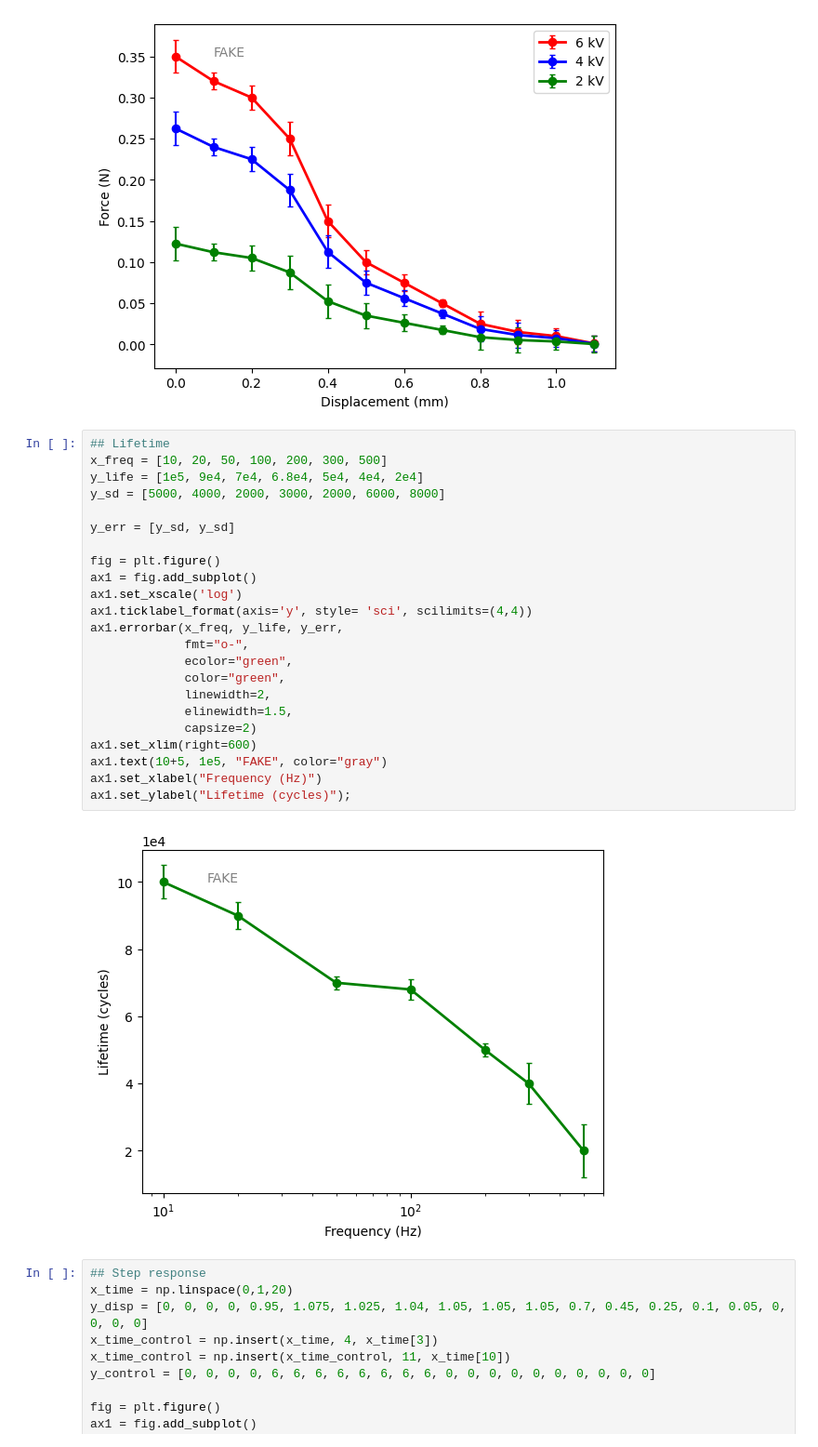
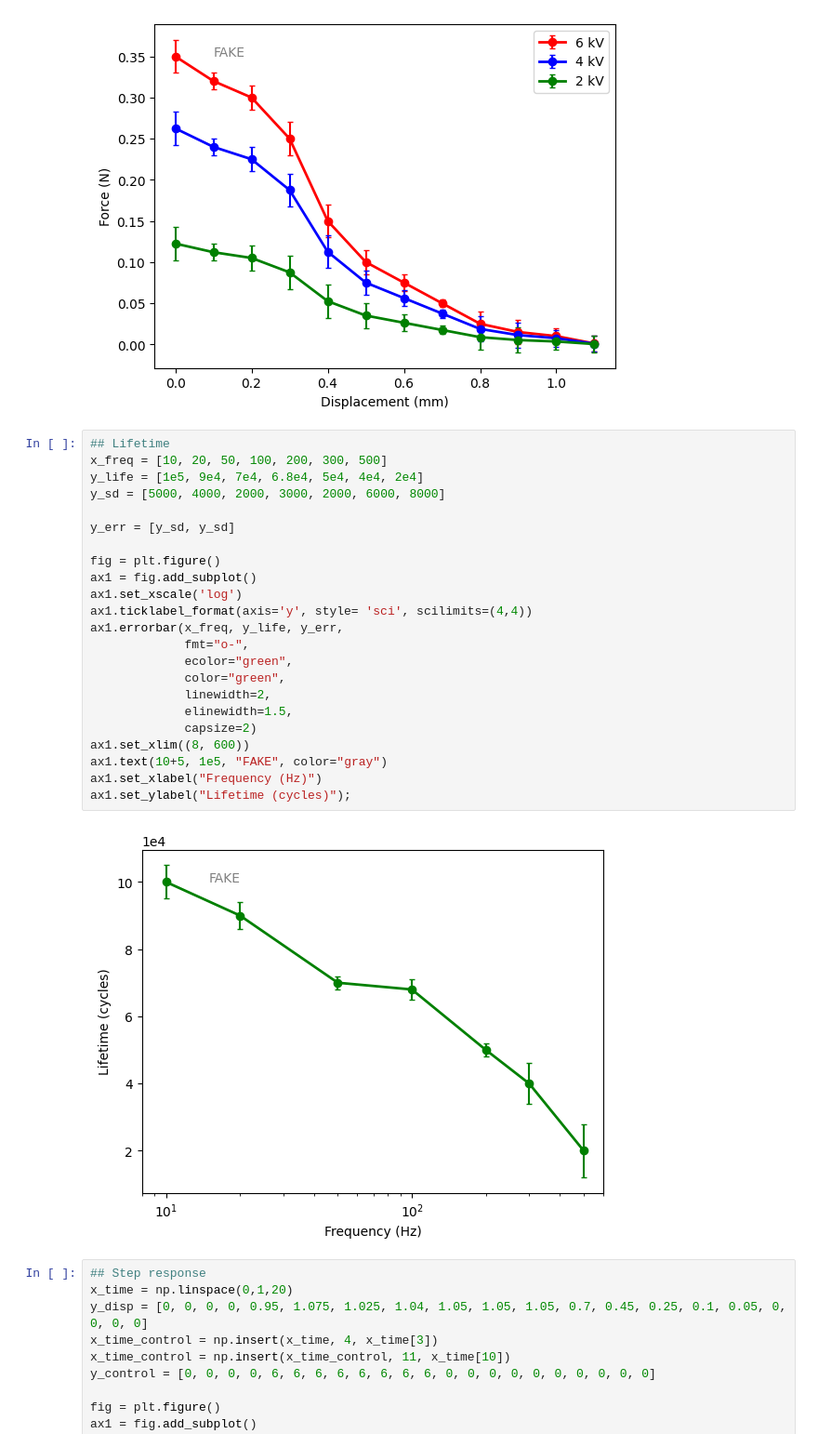
Before and after one commit to brianjohnson555/HapticDisplay, a Jupyter notebook: figure_mockups.ipynb, the cells around one changed output. Shown at 93% size. Drawn from its saved outputs; the diff is of its cells as text.

```diff
--- a/figure_mockups.ipynb
+++ b/figure_mockups.ipynb
@@ -102,28 +101,28 @@ ax1.legend()
 # %%
 ## Lifetime
 x_freq = [10, 20, 50, 100, 200, 300, 500]
 y_life = [1e5, 9e4, 7e4, 6.8e4, 5e4, 4e4, 2e4]
 y_sd = [5000, 4000, 2000, 3000, 2000, 6000, 8000]
 
 y_err = [y_sd, y_sd]
 
 fig = plt.figure()
 ax1 = fig.add_subplot()
 ax1.set_xscale('log')
 ax1.ticklabel_format(axis='y', style= 'sci', scilimits=(4,4))
 ax1.errorbar(x_freq, y_life, y_err,
              fmt="o-",
              ecolor="green",
              color="green",
              linewidth=2,
              elinewidth=1.5,
              capsize=2)
-ax1.set_xlim(right=600)
+ax1.set_xlim((8, 600))
 ax1.text(10+5, 1e5, "FAKE", color="gray")
 ax1.set_xlabel("Frequency (Hz)")
 ax1.set_ylabel("Lifetime (cycles)");
 # %% [output]
-[figure, old version]
+[figure, new version]
 # %%
 ## Step response
 x_time = np.linspace(0,1,20)
```
Also changed, not shown: parts of 1 cell of this notebook, 3 other files.
